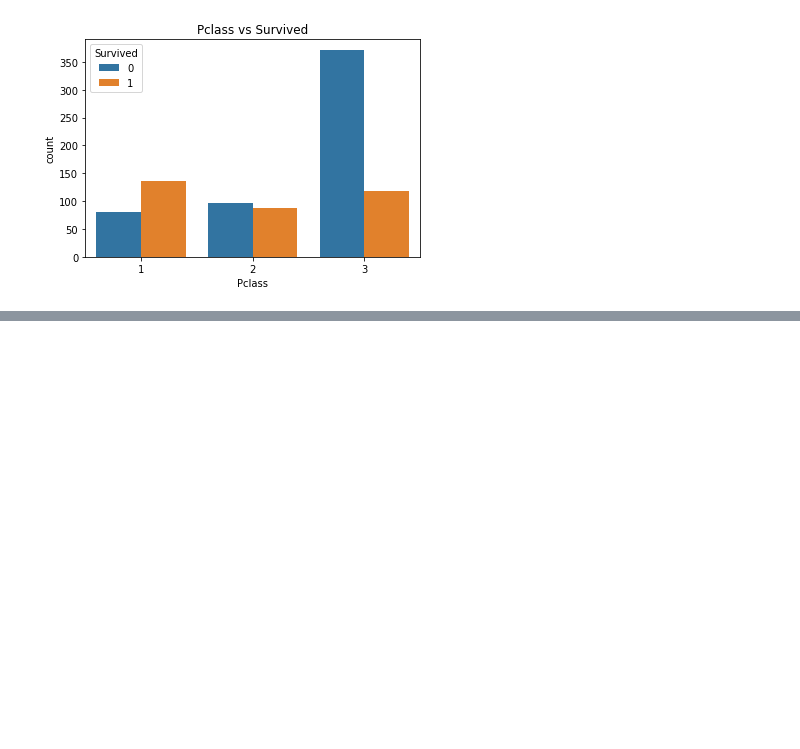
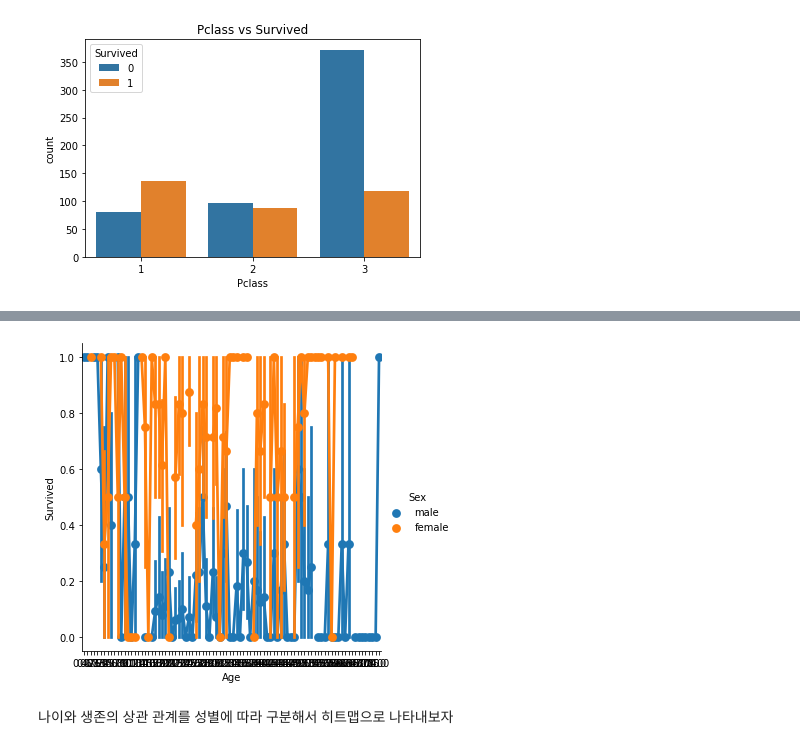
Before and after one commit to ffe4el/bigdata_lec, a Jupyter notebook: 09.27/titanic_ex.ipynb, the cells around one changed output, grey strips where cells are left out. Cells and saved outputs as stored; diff of their text form; code cells hidden in the pictures; blank space fills up the shorter version.

```diff
--- a/09.27/titanic_ex.ipynb
+++ b/09.27/titanic_ex.ipynb
@@ -297,0 +313,8 @@ df['Survived'].corr(df['Fare'])
+# %%
+# 나이와 생존의 상관 관계 (성별에 따라 구분)
+sns.catplot(x="Age", y="Survived", hue='Sex', data=df, kind='point')
+plt.show()
+# %% [output]
+[figure, added]
+# %% [markdown]
+나이와 생존의 상관 관계를 성별에 따라 구분해서 히트맵으로 나타내보자
```
Also changed, not shown: parts of 5 cells of this notebook.
